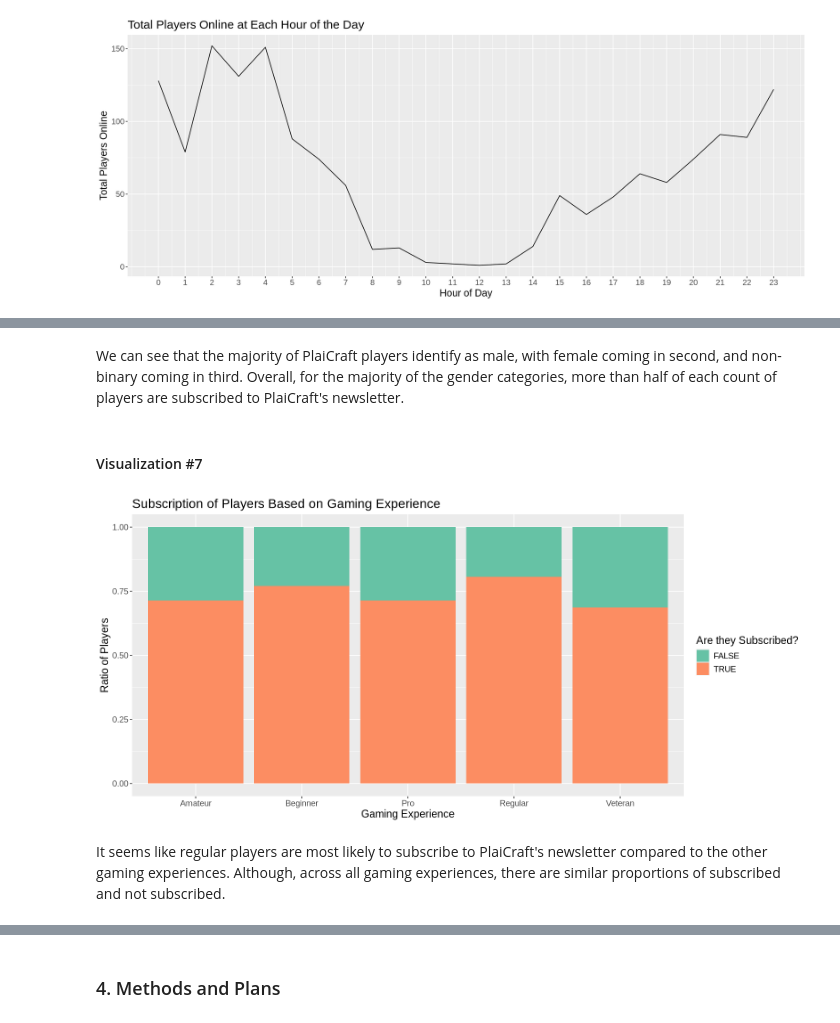
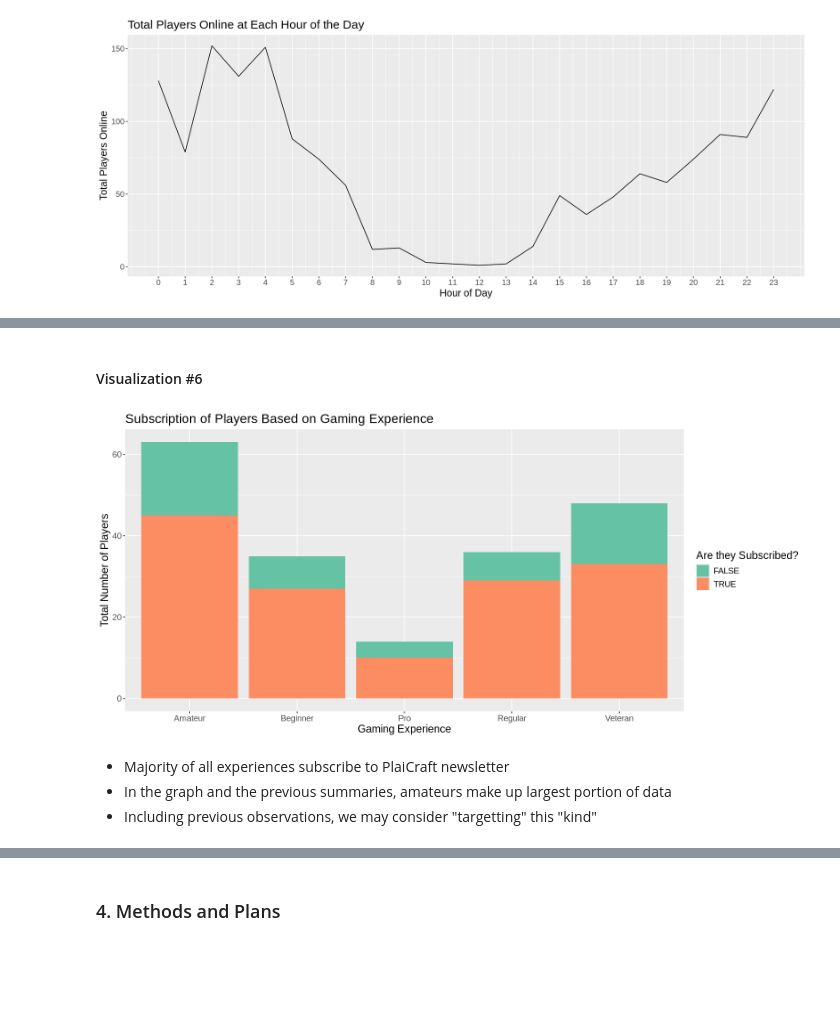
Before and after one commit to tchan0717/dsci-100-2025w1-group-36, a Jupyter notebook: plaicraft_project.ipynb, the cells around one changed output, grey strips where cells are left out. Saved outputs shown, nothing was run; the diff lists cells and outputs as text; code cells hidden in the pictures; blank space fills up the shorter version.

```diff
--- a/plaicraft_project.ipynb
+++ b/plaicraft_project.ipynb
@@ -530,17 +536,17 @@ gender_bar
-# %% [markdown]
-We can see that the majority of PlaiCraft players identify as male, with female coming in second, and non-binary coming in third. Overall, for the majority of the gender categories, more than half of each count of players are subscribed to PlaiCraft's newsletter.
 # %% [markdown]
-#### Visualization #7
+#### Visualization #6
 # %%
 options(repr.plot.width = 13, repr.plot.height = 6)
 experience_subscribe_bar <- ggplot(players_data, aes(x = experience, fill = subscribe)) +
-                                geom_bar(position = "fill") +
-                                labs(x = "Gaming Experience", y = "Ratio of Players", fill = "Are they Subscribed?") +
+                                geom_bar(position = "stack") +
+                                labs(x = "Gaming Experience", y = "Total Number of Players", fill = "Are they Subscribed?") +
                                 ggtitle("Subscription of Players Based on Gaming Experience") +
                                 scale_fill_brewer(palette = "Set2") +
                                 theme(text= element_text(size = 14))
 experience_subscribe_bar
 # %% [output]
-[figure, old version]
+[figure, new version]
 # %% [markdown]
-It seems like regular players are most likely to subscribe to PlaiCraft's newsletter compared to the other gaming experiences. Although, across all gaming experiences, there are similar proportions of subscribed and not subscribed.
+- Majority of all experiences subscribe to PlaiCraft newsletter
+- In the graph and the previous summaries, amateurs make up largest portion of data
+- Including previous observations, we may consider "targetting" this "kind"
```
Also changed, not shown: parts of 38 cells of this notebook.
